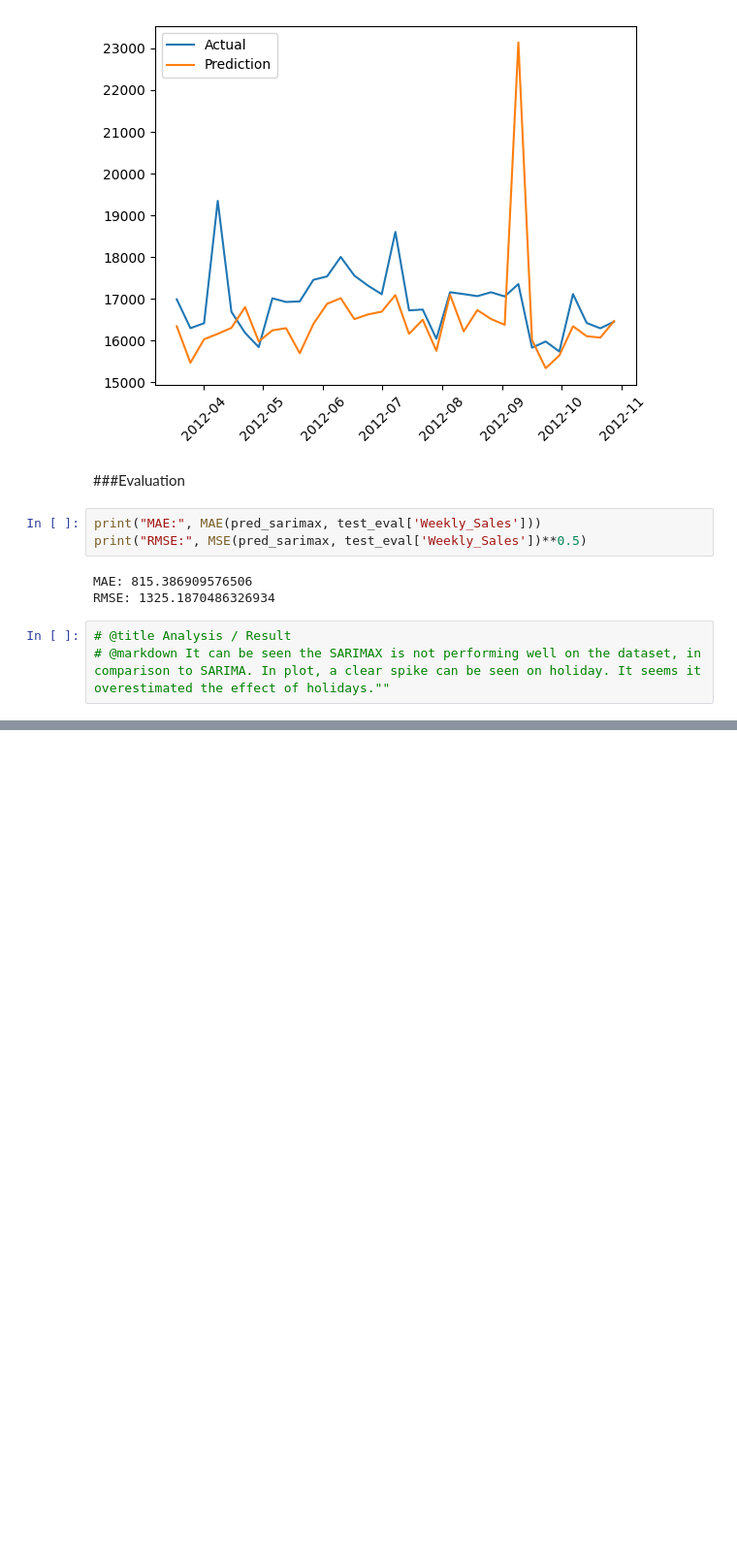
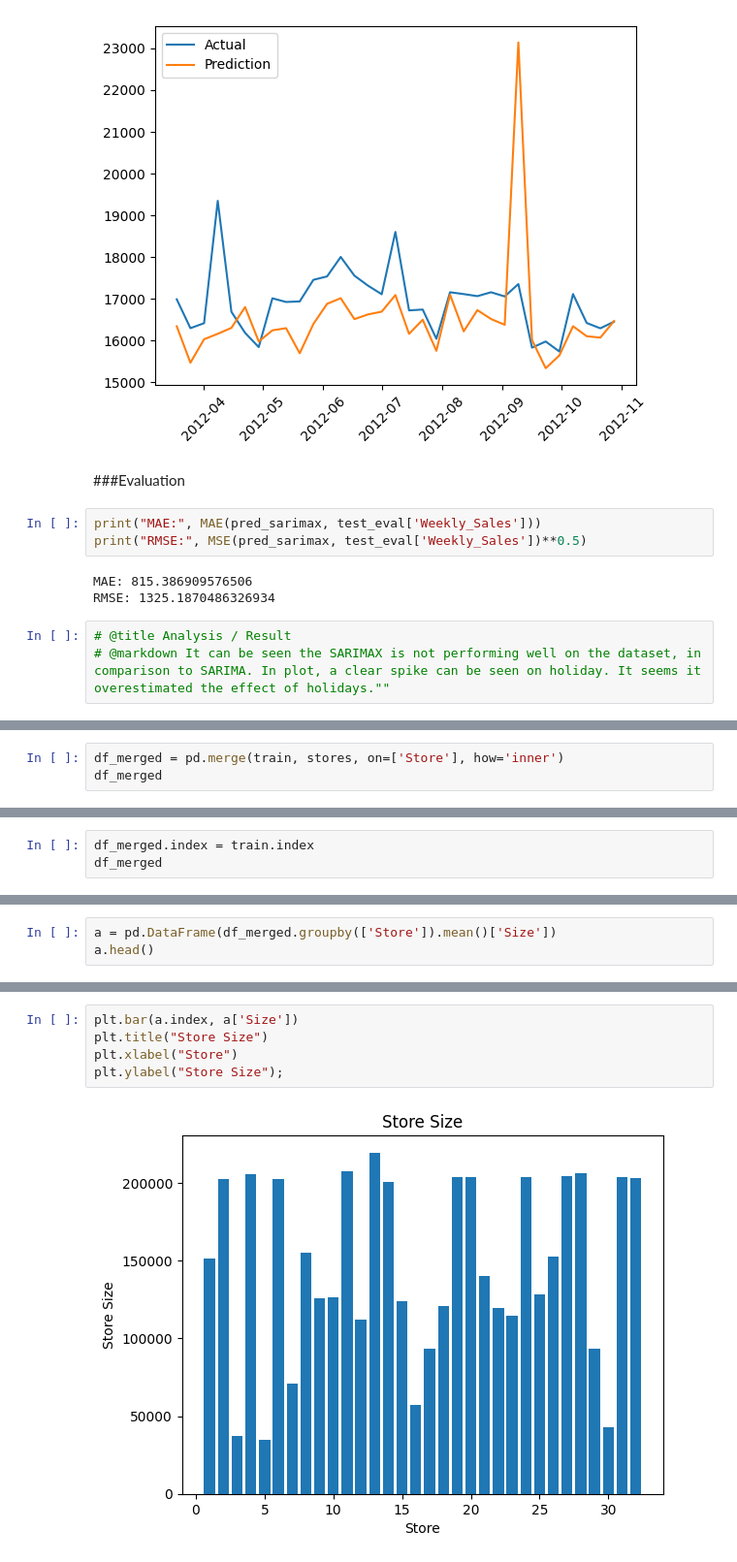
Before and after one commit to ManuSinghYadav/Walmart-Sales-Forecast, a Jupyter notebook: Walmart_Sales_Forecast.ipynb, the cells around one changed output, grey strips where cells are left out. Shown: that part at 97% size. Cells and saved outputs as stored; diff of their text form; blank space fills up the shorter version.

```diff
--- a/Walmart_Sales_Forecast.ipynb
+++ b/Walmart_Sales_Forecast.ipynb
@@ -326,0 +323,3 @@ RMSE: 1325.1870486326934
+# %%
+df_merged = pd.merge(train, stores, on=['Store'], how='inner')
+df_merged
@@ -326,0 +340,3 @@ RMSE: 1325.1870486326934
+# %%
+df_merged.index = train.index
+df_merged
@@ -326,0 +378,3 @@ RMSE: 1325.1870486326934
+# %%
+a = pd.DataFrame(df_merged.groupby(['Store']).mean()['Size'])
+a.head()
@@ -326,0 +389,7 @@ RMSE: 1325.1870486326934
+# %%
+plt.bar(a.index, a['Size'])
+plt.title("Store Size")
+plt.xlabel("Store")
+plt.ylabel("Store Size");
+# %% [output]
+[figure, added]
```
Also changed, not shown: parts of 18 cells of this notebook.
